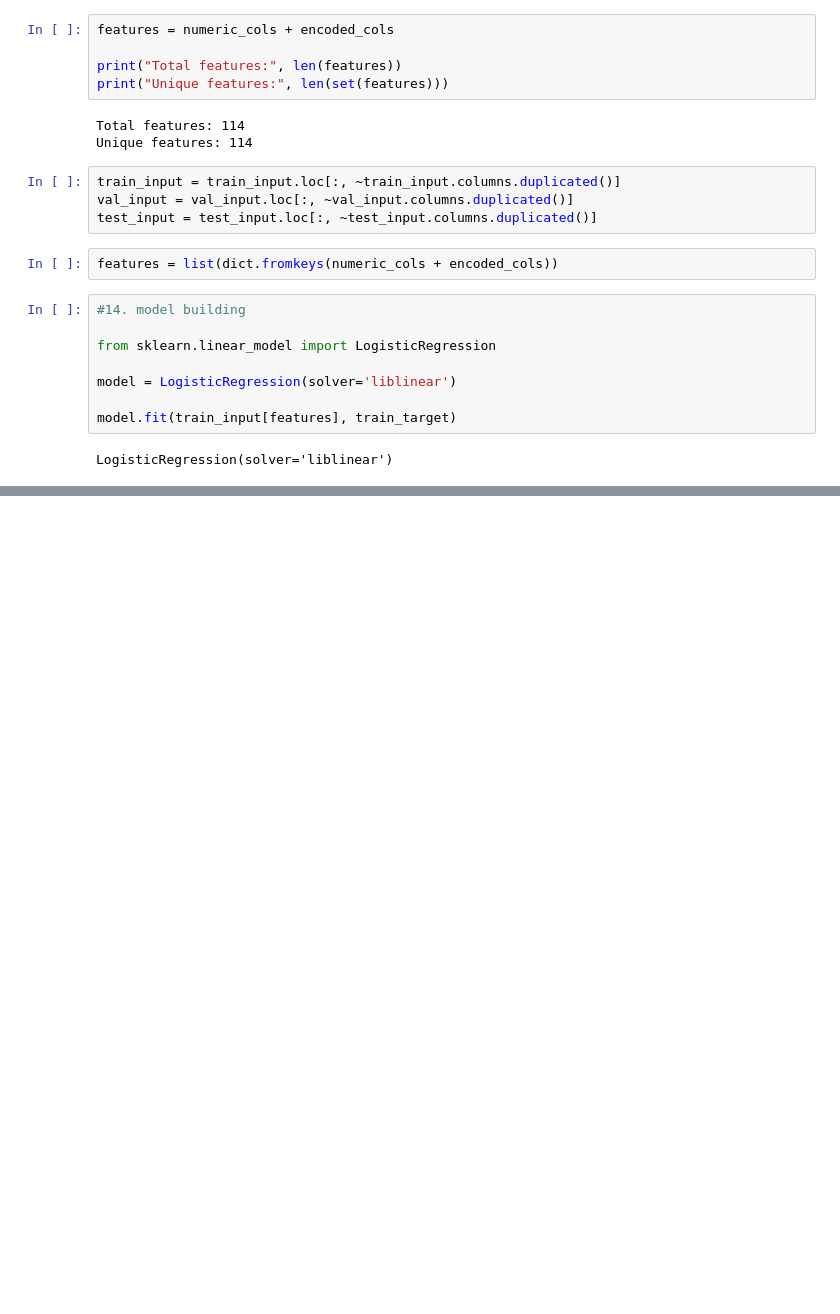
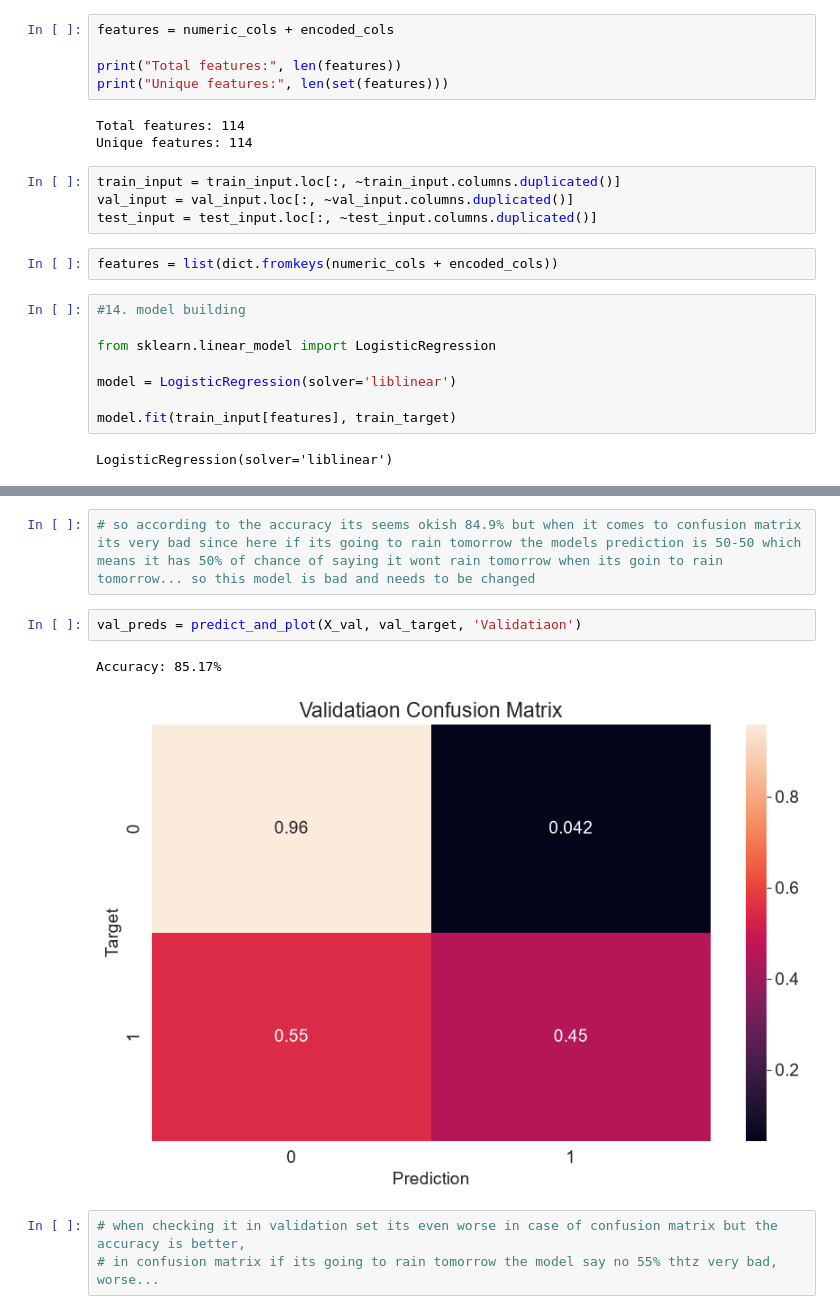
Before and after one commit to naren1003/Rain_in_aus, a Jupyter notebook: notebooks/Rain_in_aus.ipynb, the cells around one changed output, grey strips where cells are left out. Cells and saved outputs as stored; diff of their text form; blank space fills up the shorter version.

```diff
--- a/notebooks/Rain_in_aus.ipynb
+++ b/notebooks/Rain_in_aus.ipynb
@@ -495,0 +555,10 @@ LogisticRegression(solver='liblinear')
+# %%
+# so according to the accuracy its seems okish 84.9% but when it comes to confusion matrix its very bad since here if its going to rain tomorrow the models prediction is 50-50 which means it has 50% of chance of saying it wont rain tomorrow when its goin to rain tomorrow... so this model is bad and needs to be changed
+# %%
+val_preds = predict_and_plot(X_val, val_target, 'Validatiaon')
+# %% [output]
+Accuracy: 85.17%
+[figure, added]
+# %%
+# when checking it in validation set its even worse in case of confusion matrix but the accuracy is better,
+# in confusion matrix if its going to rain tomorrow the model say no 55% thtz very bad, worse...
```
Also changed, not shown: parts of 19 cells of this notebook.
